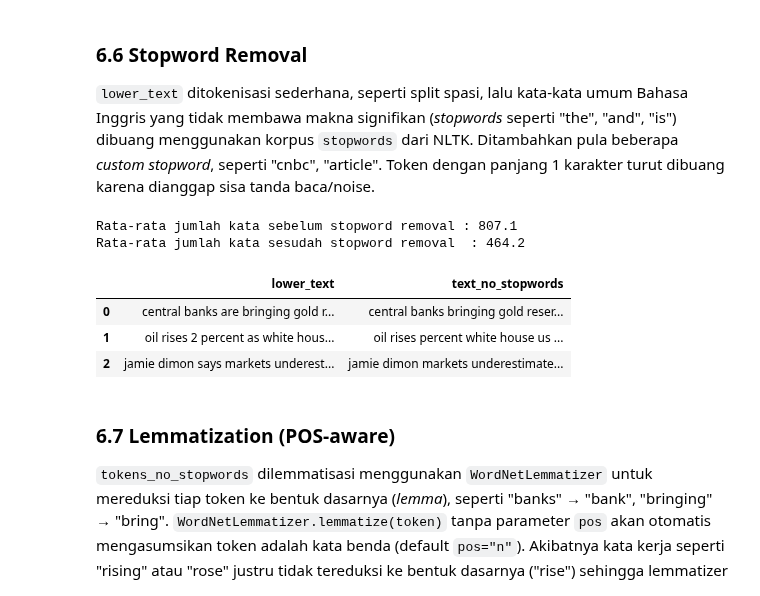
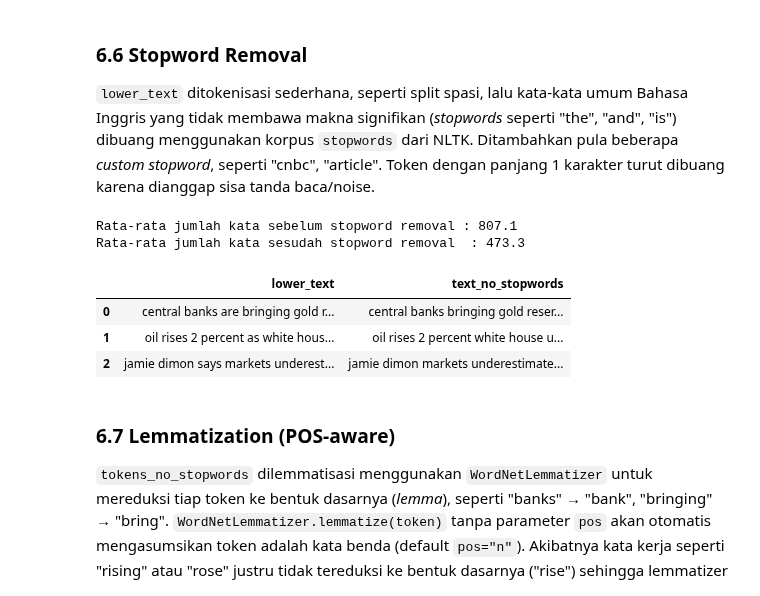
Before and after one commit to farsyaant/nlpproject-grestercinta, a Jupyter notebook: src/preprocessing_pipeline.ipynb, the cells around one changed output. Cells and saved outputs as stored; diff of their text form; code cells hidden in the pictures.

Commit message:
update custom stopwords

```diff
--- a/src/preprocessing_pipeline.ipynb
+++ b/src/preprocessing_pipeline.ipynb
@@ -598,35 +598,38 @@ Setelah filter bahasa Inggris (en) : 4877 (dibuang 0 baris)
 `lower_text` ditokenisasi sederhana, seperti split spasi, lalu kata-kata umum Bahasa Inggris yang tidak membawa makna signifikan (*stopwords* seperti "the", "and", "is") dibuang menggunakan korpus `stopwords` dari NLTK. Ditambahkan pula beberapa *custom stopword*, seperti "cnbc", "article". Token dengan panjang 1 karakter turut dibuang karena dianggap sisa tanda baca/noise.
 # %%
 CUSTOM_STOPWORDS = {
-    "cnbc", "article", "read", "also", "said", "says", "say",
-    "would", "could", "also", "one", "two", "get", "got",
+    "cnbc", "article", "read", "said", "says", "say",
+    "would", "could", "also", "get", "got",
 }
 STOPWORDS_EN = set(stopwords.words("english")) | CUSTOM_STOPWORDS
 
 
 def remove_stopwords(text: str) -> list:
     # Tokenisasi split-spasi lalu buang stopword Bahasa Inggris & token 1 karakter.
     if not isinstance(text, str) or not text.strip():
         return []
     tokens = text.split()
-    return [tok for tok in tokens if tok not in STOPWORDS_EN and len(tok) > 1]
+    return [
+        tok for tok in tokens
+        if tok not in STOPWORDS_EN and (len(tok) > 1 or tok.isdigit())
+    ]
 
 
 news["tokens_no_stopwords"] = news["lower_text"].apply(remove_stopwords)
 news["text_no_stopwords"] = news["tokens_no_stopwords"].apply(" ".join)
 
 avg_before = news["lower_text"].apply(word_count).mean()
 avg_after = news["tokens_no_stopwords"].apply(len).mean()
 print(f"Rata-rata jumlah kata sebelum stopword removal : {avg_before:.1f}")
 print(f"Rata-rata jumlah kata sesudah stopword removal  : {avg_after:.1f}")
 
 news[["lower_text", "text_no_stopwords"]].head(3)
 # %% [output]
 Rata-rata jumlah kata sebelum stopword removal : 807.1
-Rata-rata jumlah kata sesudah stopword removal  : 464.2
+Rata-rata jumlah kata sesudah stopword removal  : 473.3
 |  | lower_text | text_no_stopwords |
 | 0 | central banks are bringing gold r... | central banks bringing gold reser... |
-| 1 | oil rises 2 percent as white hous... | oil rises percent white house us ... |
+| 1 | oil rises 2 percent as white hous... | oil rises 2 percent white house u... |
 | 2 | jamie dimon says markets underest... | jamie dimon markets underestimate... |
 # %% [markdown]
 ### 6.7 Lemmatization (POS-aware)
```
Also changed, not shown: parts of 1 cell of this notebook.
